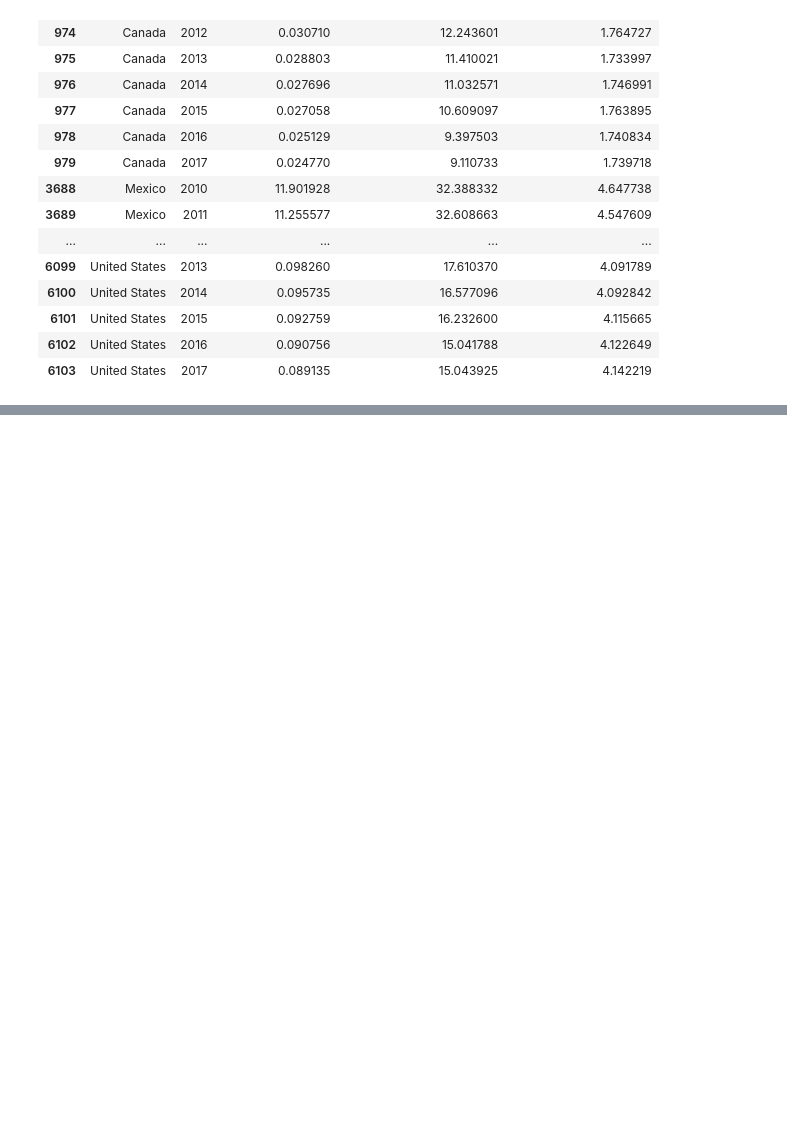
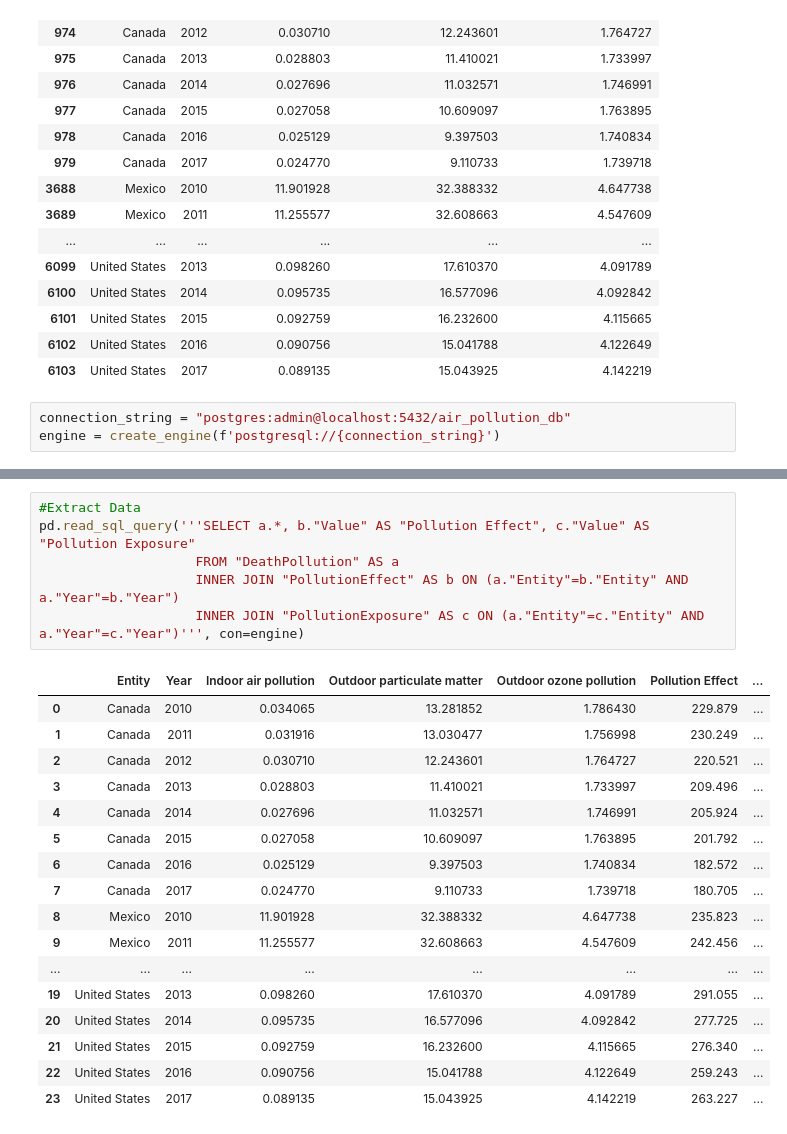
Before and after one commit to rjyobal/Omicrons_ETL, a Jupyter notebook: Data Extraction.ipynb, the cells around one changed output, grey strips where cells are left out. Cells and saved outputs as stored; diff of their text form; blank space fills up the shorter version.

```diff
--- a/Data Extraction.ipynb
+++ b/Data Extraction.ipynb
@@ -155,3 +156,6 @@ NAmericaDeath_DF
 | 6101 | United States | 2015 | 0.092759 | 16.232600 | 4.115665 |
 | 6102 | United States | 2016 | 0.090756 | 15.041788 | 4.122649 |
 | 6103 | United States | 2017 | 0.089135 | 15.043925 | 4.142219 |
+# %%
+connection_string = "postgres:admin@localhost:5432/air_pollution_db"
+engine = create_engine(f'postgresql://{connection_string}')
@@ -157,0 +167,24 @@ NAmericaDeath_DF
+# %%
+#Extract Data
+pd.read_sql_query('''SELECT a.*, b."Value" AS "Pollution Effect", c."Value" AS "Pollution Exposure"
+                    FROM "DeathPollution" AS a
+                    INNER JOIN "PollutionEffect" AS b ON (a."Entity"=b."Entity" AND a."Year"=b."Year")
+                    INNER JOIN "PollutionExposure" AS c ON (a."Entity"=c."Entity" AND a."Year"=c."Year")''', con=engine)
+# %% [output]
+|  | Entity | Year | Indoor air pollution | Outdoor particulate matter | Outdoor ozone pollution | Pollution Effect | ... |
+| 0 | Canada | 2010 | 0.034065 | 13.281852 | 1.786430 | 229.879 | ... |
+| 1 | Canada | 2011 | 0.031916 | 13.030477 | 1.756998 | 230.249 | ... |
+| 2 | Canada | 2012 | 0.030710 | 12.243601 | 1.764727 | 220.521 | ... |
+| 3 | Canada | 2013 | 0.028803 | 11.410021 | 1.733997 | 209.496 | ... |
+| 4 | Canada | 2014 | 0.027696 | 11.032571 | 1.746991 | 205.924 | ... |
+| 5 | Canada | 2015 | 0.027058 | 10.609097 | 1.763895 | 201.792 | ... |
+| 6 | Canada | 2016 | 0.025129 | 9.397503 | 1.740834 | 182.572 | ... |
+| 7 | Canada | 2017 | 0.024770 | 9.110733 | 1.739718 | 180.705 | ... |
+| 8 | Mexico | 2010 | 11.901928 | 32.388332 | 4.647738 | 235.823 | ... |
+| 9 | Mexico | 2011 | 11.255577 | 32.608663 | 4.547609 | 242.456 | ... |
+| ... | ... | ... | ... | ... | ... | ... | ... |
+| 19 | United States | 2013 | 0.098260 | 17.610370 | 4.091789 | 291.055 | ... |
+| 20 | United States | 2014 | 0.095735 | 16.577096 | 4.092842 | 277.725 | ... |
+| 21 | United States | 2015 | 0.092759 | 16.232600 | 4.115665 | 276.340 | ... |
+| 22 | United States | 2016 | 0.090756 | 15.041788 | 4.122649 | 259.243 | ... |
+| 23 | United States | 2017 | 0.089135 | 15.043925 | 4.142219 | 263.227 | ... |
```
Also changed, not shown: parts of 2 cells of this notebook, 1 other file.
